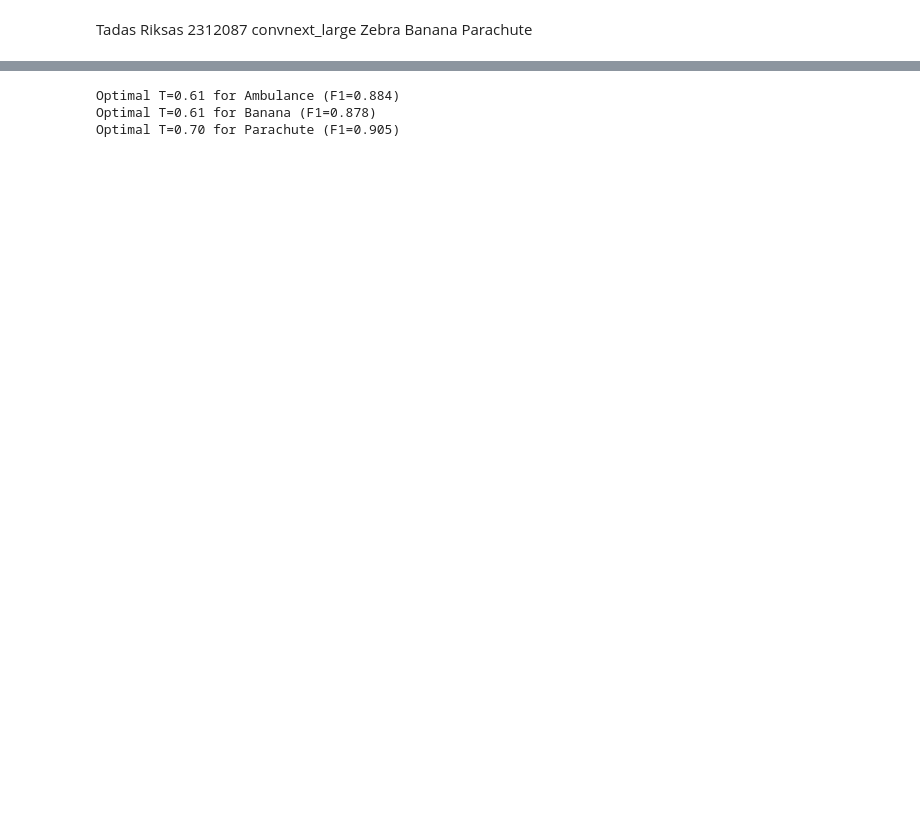
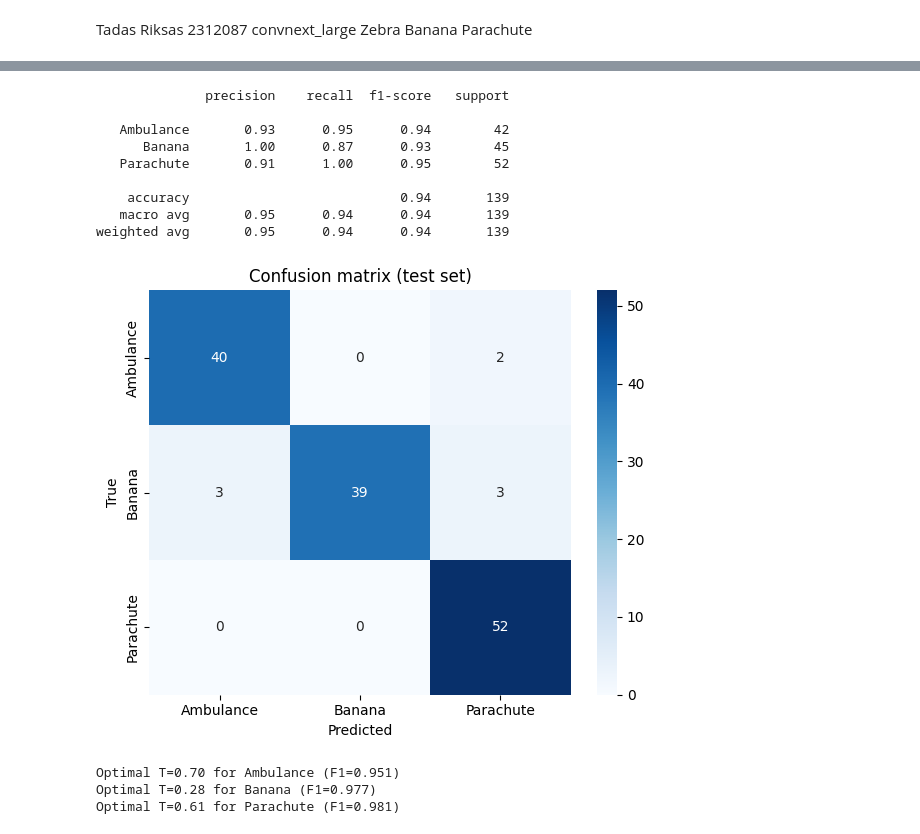
Before and after one commit to user5427/deep-learning, a Jupyter notebook: labs/lab2/lab.ipynb, the cells around one changed output, grey strips where cells are left out. Cells and saved outputs as stored; diff of their text form; code cells hidden in the pictures; blank space fills up the shorter version.

```diff
--- a/labs/lab2/lab.ipynb
+++ b/labs/lab2/lab.ipynb
@@ -329,13 +329,7 @@ plot_training_history(history)
 # %%
 
-dataset = MyImages(data_dir, augment=False)
-dataloader = DataLoader(dataset,
-                        batch_size=256,
-                        shuffle=True,
-                        num_workers=4,
-                        pin_memory=True,
-                        prefetch_factor=2)
 
+from sklearn.metrics import confusion_matrix
 
 
 model = MiniResNet(num_classes=NUM_CLASSES)
@@ -344,16 +338,21 @@ model.eval()
 
 model.to(DEVICE)
 
-all_predictions = []
-all_labels = []
+all_predictions, all_labels = [], []
 with torch.no_grad():
-    for images, labels in dataloader:
-        images = images.to(DEVICE)
-        outputs = model(images)
-        probs = torch.nn.functional.sigmoid(outputs)
+    for images, labels in test_loader:
+        outputs = model(images.to(DEVICE))
+        probs = torch.nn.functional.softmax(outputs, dim=1)
         all_predictions.append(probs.cpu().numpy())
         all_labels.append(labels.numpy())
 
-print("Predictions shape:", np.concatenate(all_predictions).shape)
-print("Labels shape:", np.concatenate(all_labels).shape)
+
+all_predictions = np.concatenate(all_predictions)
+all_labels = np.concatenate(all_labels)
+
+print("Predictions shape:", (all_predictions).shape)
+print("Labels shape:", (all_labels).shape)
+
+print(all_predictions)
+print(all_labels)
 # %% [output]
@@ -362,3 +376,28 @@ Labels shape: (923,)
+# %%
+all_pred_classes = np.argmax(all_predictions, axis=1)
+
+print(classification_report(all_labels, all_pred_classes, target_names=classes))
+cm = confusion_matrix(all_labels, all_pred_classes)
+
+plt.figure(figsize=(6, 5))
+sns.heatmap(cm, annot=True, fmt='d', cmap='Blues',
+            xticklabels=classes, yticklabels=classes)
+plt.xlabel('Predicted')
+plt.ylabel('True')
+plt.title('Confusion matrix (test set)')
+plt.tight_layout()
+plt.show()
+# %% [output]
+              precision    recall  f1-score   support
+
+   Ambulance       0.93      0.95      0.94        42
+      Banana       1.00      0.87      0.93        45
+   Parachute       0.91      1.00      0.95        52
+
+    accuracy                           0.94       139
+   macro avg       0.95      0.94      0.94       139
+weighted avg       0.95      0.94      0.94       139
+[figure, added]
 # %%
 
 def classify_with_threshold(predictions, true_labels, class_idx: int, threshold=0.5):
@@ -388,8 +429,6 @@ def classify_with_threshold(predictions, true_labels, class_idx: int, threshold=
     }
 # %%
 
-all_predictions_concat = np.concatenate(all_predictions)
-all_labels_concat = np.concatenate(all_labels)
 T_list = np.concatenate([
     np.linspace(0.05, 0.7, 15),
     np.linspace(0.7, 1, 15),
@@ -399,8 +438,8 @@ results = {class_name: [] for class_name in classes}
 for j in range(3):
     for T in T_list:
         metrics = classify_with_threshold(
-            all_predictions_concat,
-            all_labels_concat,
+            all_predictions,
+            all_labels,
             j,
             threshold=T
         )
@@ -410,9 +449,9 @@ for j in range(3):
     idx = np.argmax(results[classes[j]])
     print(f"Optimal T={T_list[idx]:.2f} for {classes[j]} (F1={results[classes[j]][idx]:.3f})")
 # %% [output]
-Optimal T=0.61 for Ambulance (F1=0.884)
-Optimal T=0.61 for Banana (F1=0.878)
-Optimal T=0.70 for Parachute (F1=0.905)
+Optimal T=0.70 for Ambulance (F1=0.951)
+Optimal T=0.28 for Banana (F1=0.977)
+Optimal T=0.61 for Parachute (F1=0.981)
 # %%
 plt.figure(figsize=(10, 6))
 
```
Also changed, not shown: parts of 13 cells of this notebook.
